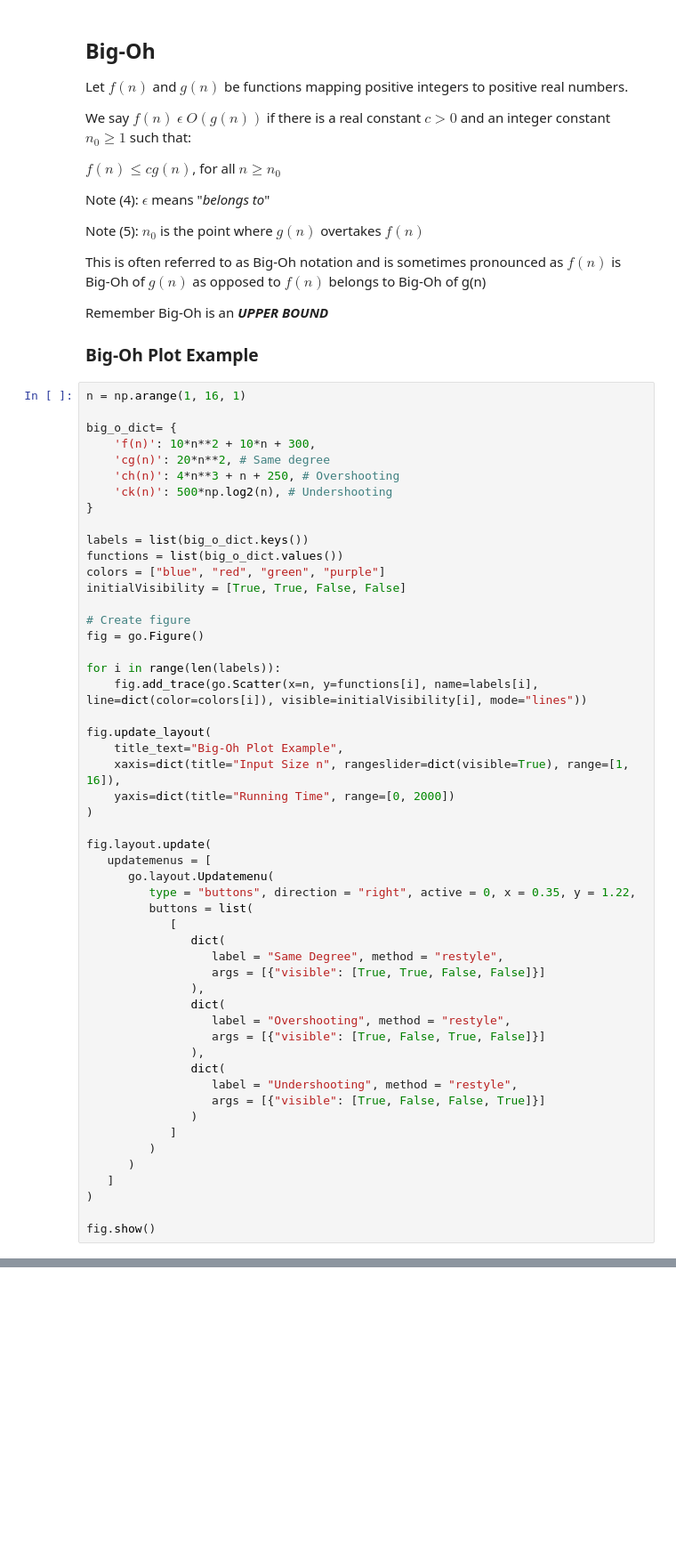
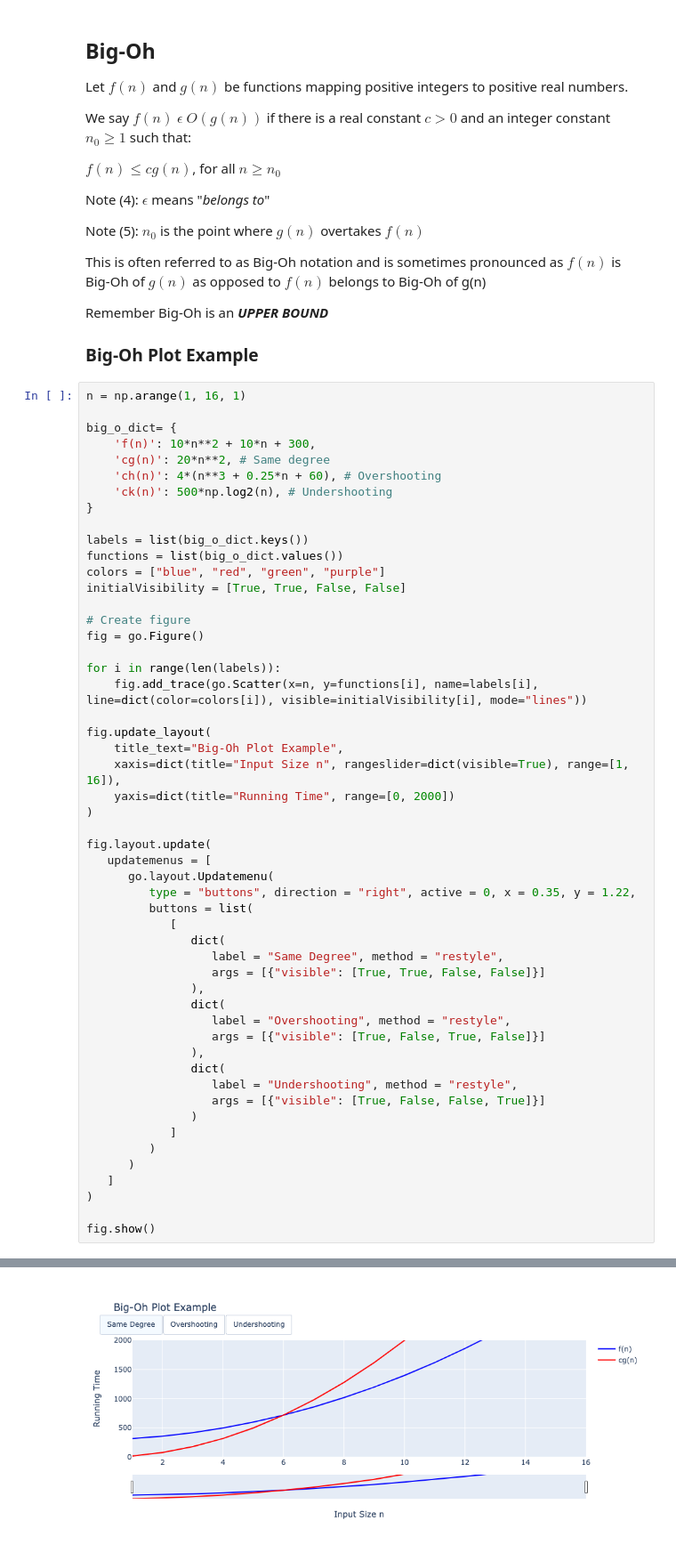
Before and after one commit to ChristianChiarulli/leetcode, a Jupyter notebook: 01-Asymptotic_Analysis.ipynb, the cells around one changed output, grey strips where cells are left out. Shown at 89% size. Drawn from its saved outputs; the diff is of its cells as text; blank space fills up the shorter version.

```diff
--- a/01-Asymptotic_Analysis.ipynb
+++ b/01-Asymptotic_Analysis.ipynb
@@ -101,7 +101,7 @@ n = np.arange(1, 16, 1)
 big_o_dict= {
     'f(n)': 10*n**2 + 10*n + 300,
     'cg(n)': 20*n**2, # Same degree
-    'ch(n)': 4*n**3 + n + 250, # Overshooting
+    'ch(n)': 4*(n**3 + 0.25*n + 60), # Overshooting
     'ck(n)': 500*np.log2(n), # Undershooting
 }
 
@@ -152,3 +151,4 @@ fig.show()
+[figure, added]
 # %% [markdown]
 #### Same Degree
 
```
Also changed, not shown: parts of 11 cells of this notebook, 1 other file.
